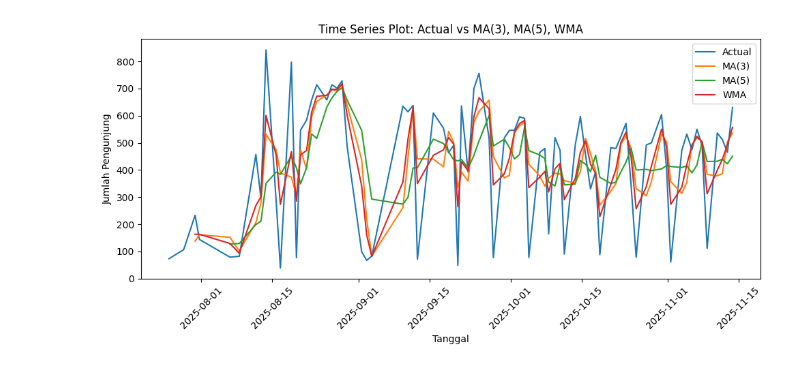
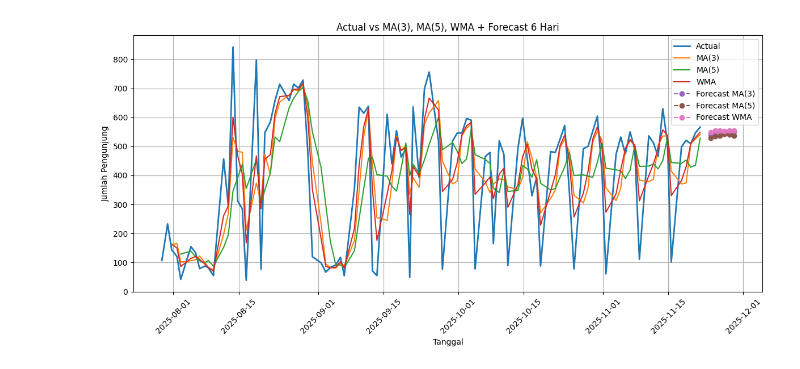
Before and after one commit to michaelnathanielll/Project_Sistem_Informasi_Manufaktur, a Jupyter notebook: model_ma_wma.ipynb, the cells around one changed output. Saved outputs shown, nothing was run; the diff lists cells and outputs as text; code cells hidden in the pictures.

```diff
--- a/model_ma_wma.ipynb
+++ b/model_ma_wma.ipynb
@@ -107,37 +173,102 @@ df, rmse_results, best_model, forecast_df
 # %%
 import pandas as pd
 import numpy as np
 import matplotlib.pyplot as plt
 
 # Load data
-df = pd.read_excel('dummy_pengunjung_perpustakaan.xlsx')
+df = pd.read_excel('data_pengunjung_perpustakaan.xlsx')
 df['Tanggal'] = pd.to_datetime(df['Tanggal'])
 df = df.sort_values('Tanggal').reset_index(drop=True)
 
 df['Actual'] = df['Jumlah_Pengunjung']
 
-# MA3
+# ================================
+# Moving Averages
+# ================================
 df['MA3'] = df['Actual'].rolling(window=3).mean()
 df['MA5'] = df['Actual'].rolling(window=5).mean()
 
 # WMA
 weights = np.array([0.5, 0.3, 0.2])
 def wma(series):
     return np.sum(weights * series[::-1])
 df['WMA'] = df['Actual'].rolling(window=3).apply(wma, raw=True)
 
-# ========== PLOT 1: Actual vs MA3, MA5, WMA ==========
-plt.figure(figsize=(10,5))
-plt.plot(df['Tanggal'], df['Actual'], label='Actual')
+# ================================
+# FORECAST 6 HARI KE DEPAN
+# Mulai 24 November 2025
+# ================================
+start_date = pd.to_datetime("2025-11-24")
+future_dates = pd.date_range(start=start_date, periods=6)
+
+actual_series = df['Actual'].copy()
+
+# ---- Forecast MA3 ----
+fc_ma3 = []
+temp = actual_series.copy()
+for _ in range(6):
+    f = temp[-3:].mean()
+    fc_ma3.append(f)
+    temp = pd.concat([temp, pd.Series([f])])
+
+# ---- Forecast MA5 ----
+fc_ma5 = []
+temp = actual_series.copy()
+for _ in range(6):
+    f = temp[-5:].mean()
+    fc_ma5.append(f)
+    temp = pd.concat([temp, pd.Series([f])])
+
+# ---- Forecast WMA ----
+fc_wma = []
+temp = actual_series.copy()
+for _ in range(6):
+    f = np.sum(weights * temp[-3:].values[::-1])
+    fc_wma.append(f)
+    temp = pd.concat([temp, pd.Series([f])])
+
+# ================================
+# Gabungkan forecast ke DF baru
+# ================================
+forecast_df = pd.DataFrame({
+    "Tanggal": future_dates,
+    "MA3_Forecast": fc_ma3,
+    "MA5_Forecast": fc_ma5,
+    "WMA_Forecast": fc_wma
+})
+
+# Gabung ke plot: extend tanggal
+plot_df = pd.concat([df[['Tanggal','Actual','MA3','MA5','WMA']], forecast_df], ignore_index=True)
+
+# ================================
+# PLOT 1: Actual + MA3, MA5, WMA + FORECAST
+# ================================
+plt.figure(figsize=(12,6))
+plt.plot(df['Tanggal'], df['Actual'], label='Actual', linewidth=2)
+
+# MA lines
 plt.plot(df['Tanggal'], df['MA3'], label='MA(3)')
 plt.plot(df['Tanggal'], df['MA5'], label='MA(5)')
 plt.plot(df['Tanggal'], df['WMA'], label='WMA')
+
+# Forecast lines — dashed
+plt.plot(forecast_df['Tanggal'], forecast_df['MA3_Forecast'], 'o--', label='Forecast MA(3)')
+plt.plot(forecast_df['Tanggal'], forecast_df['MA5_Forecast'], 'o--', label='Forecast MA(5)')
+plt.plot(forecast_df['Tanggal'], forecast_df['WMA_Forecast'], 'o--', label='Forecast WMA')
+
 plt.legend()
-plt.title("Time Series Plot: Actual vs MA(3), MA(5), WMA")
+plt.title("Actual vs MA(3), MA(5), WMA + Forecast 6 Hari")
 plt.xlabel("Tanggal")
 plt.ylabel("Jumlah Pengunjung")
 plt.xticks(rotation=45)
+plt.grid(True)
 plt.tight_layout()
 plt.show()
+
+# ================================
+# PRINT FORECAST
+# ================================
+print("\n🔮 Forecast 6 Hari ke Depan:")
+print(forecast_df)
 # %% [output]
-[figure, old version]
+[figure, new version]
```
Also changed, not shown: parts of 3 cells of this notebook, 4 other files.
